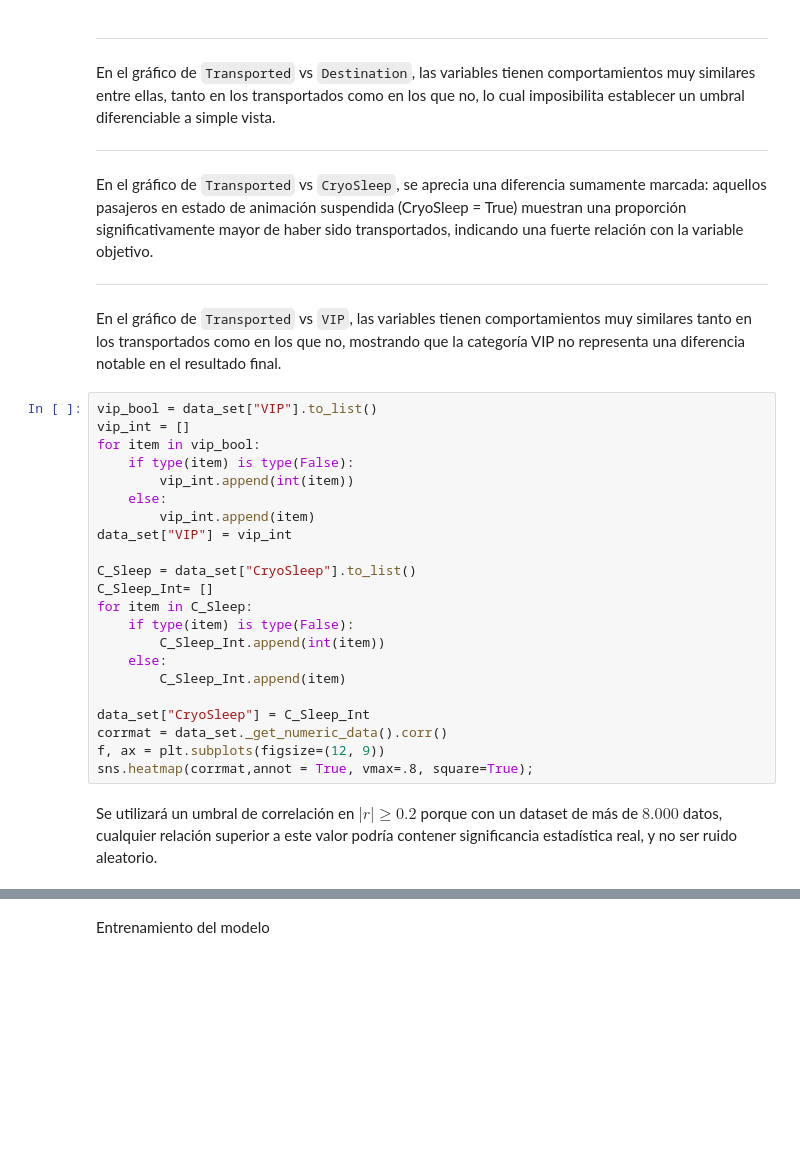
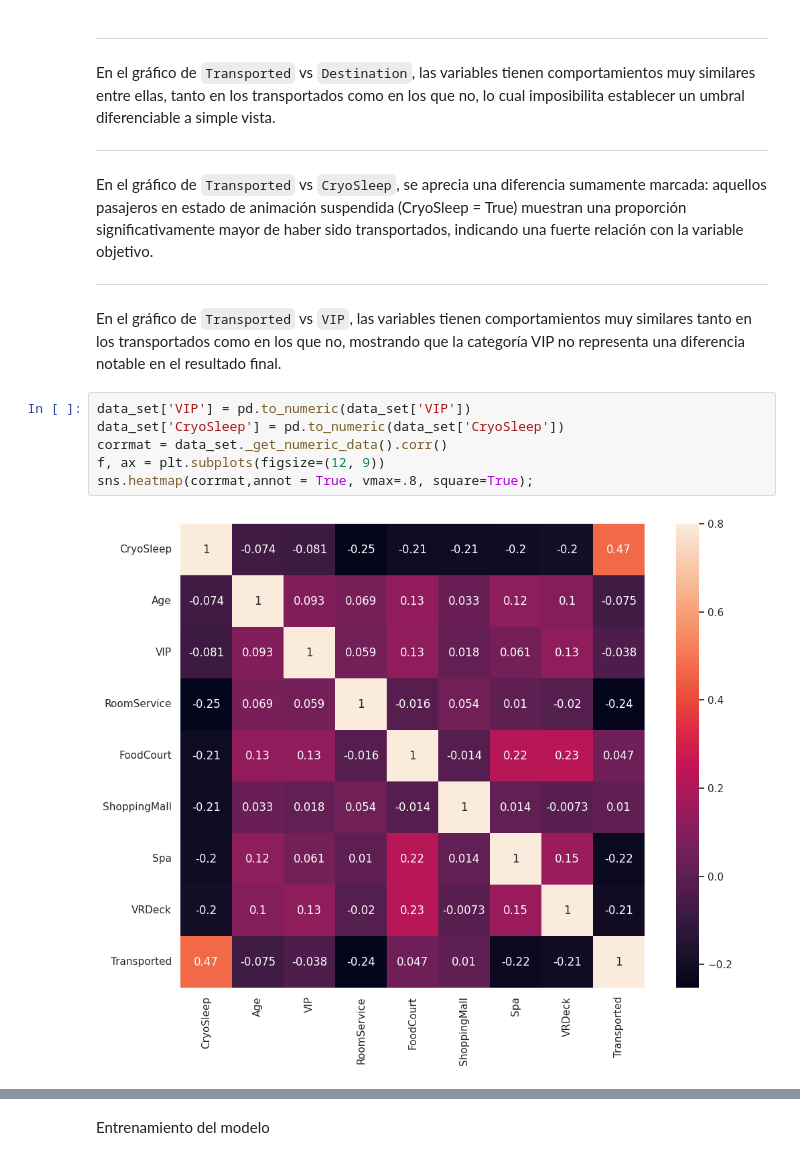
Before and after one commit to Sam-eb/Modelos-1-2026-2, a Jupyter notebook: Proyecto_Modelos_1.ipynb, the cells around one changed output, grey strips where cells are left out. Drawn from its saved outputs; the diff is of its cells as text; blank space fills up the shorter version.

```diff
--- a/Proyecto_Modelos_1.ipynb
+++ b/Proyecto_Modelos_1.ipynb
@@ -153,26 +265,10 @@ En el gráfico de `Transported` vs `CryoSleep`, se aprecia una diferencia sumame
 
 En el gráfico de `Transported` vs `VIP`, las variables tienen comportamientos muy similares tanto en los transportados como en los que no, mostrando que la categoría VIP no representa una diferencia notable en el resultado final.
 # %%
-vip_bool = data_set["VIP"].to_list()
-vip_int = []
-for item in vip_bool:
-    if type(item) is type(False):
-        vip_int.append(int(item))
-    else:
-        vip_int.append(item)
-data_set["VIP"] = vip_int
-
-C_Sleep = data_set["CryoSleep"].to_list()
-C_Sleep_Int= []
-for item in C_Sleep:
-    if type(item) is type(False):
-        C_Sleep_Int.append(int(item))
-    else:
-        C_Sleep_Int.append(item)
-
-data_set["CryoSleep"] = C_Sleep_Int
+data_set['VIP'] = pd.to_numeric(data_set['VIP'])
+data_set['CryoSleep'] = pd.to_numeric(data_set['CryoSleep'])
 corrmat = data_set._get_numeric_data().corr()
 f, ax = plt.subplots(figsize=(12, 9))
 sns.heatmap(corrmat,annot = True, vmax=.8, square=True);
+# %% [output]
+[figure, added]
-# %% [markdown]
-Se utilizará un umbral de correlación en $|r| \ge 0.2$ porque con un dataset de más de $8.000$ datos, cualquier relación superior a este valor podría contener significancia estadística real, y no ser ruido aleatorio.
```
Also changed, not shown: parts of 55 cells of this notebook.
